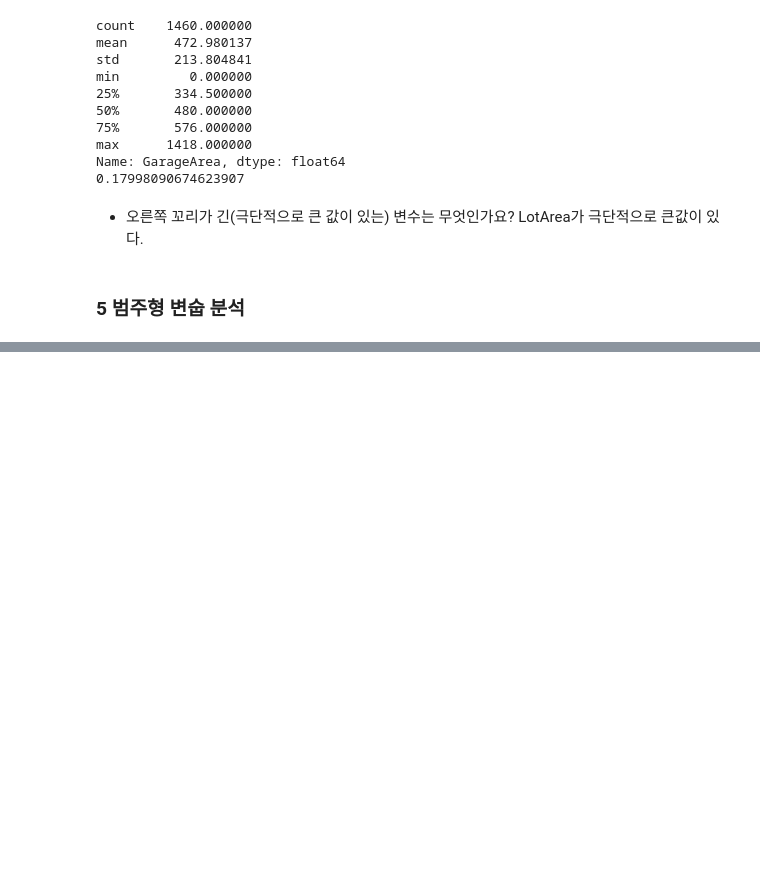
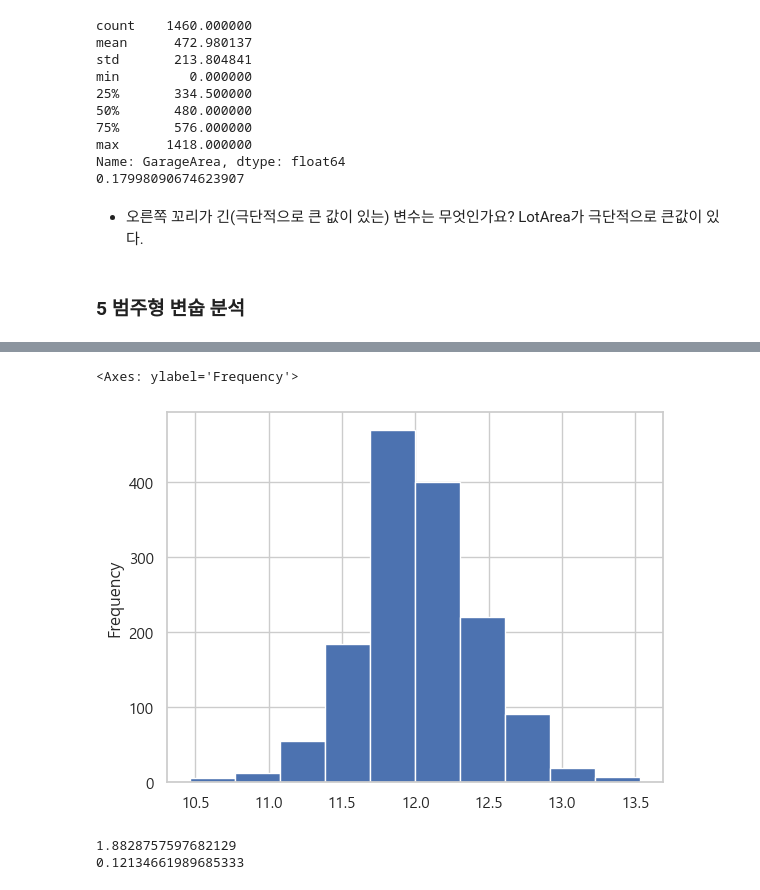
Before and after one commit to ShinJooHyeop/fintech3, a Jupyter notebook: 06machin_learning/numpy06EDA_탐색적데이버분석_연습문제.ipynb, the cells around one changed output, grey strips where cells are left out. Cells and saved outputs as stored; diff of their text form; code cells hidden in the pictures; blank space fills up the shorter version.

```diff
--- a/06machin_learning/numpy06EDA_탐색적데이버분석_연습문제.ipynb
+++ b/06machin_learning/numpy06EDA_탐색적데이버분석_연습문제.ipynb
@@ -184,0 +231,3 @@ LotArea가 극단적으로 큰값이 있다.
+# %%
+SalePrice = df['SalePrice']
+SalePrice_log = np.log1p(SalePrice)
@@ -184,0 +239,11 @@ LotArea가 극단적으로 큰값이 있다.
+# %%
+SalePrice_log.plot(kind='hist')
+# %% [output]
+<Axes: ylabel='Frequency'>
+[figure, added]
+# %%
+print(SalePrice.skew())
+print(SalePrice_log.skew())
+# %% [output]
+1.8828757597682129
+0.12134661989685333
```
Also changed, not shown: parts of 13 cells of this notebook, 3 other files.
